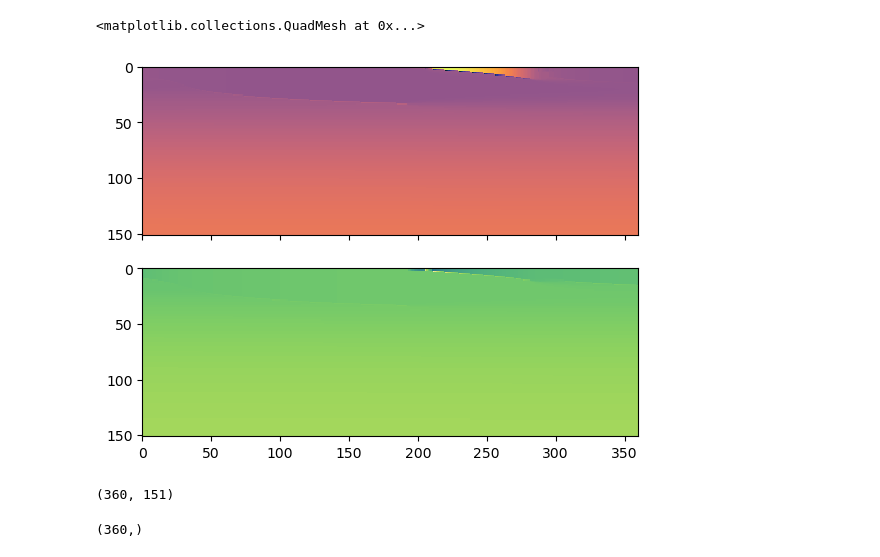
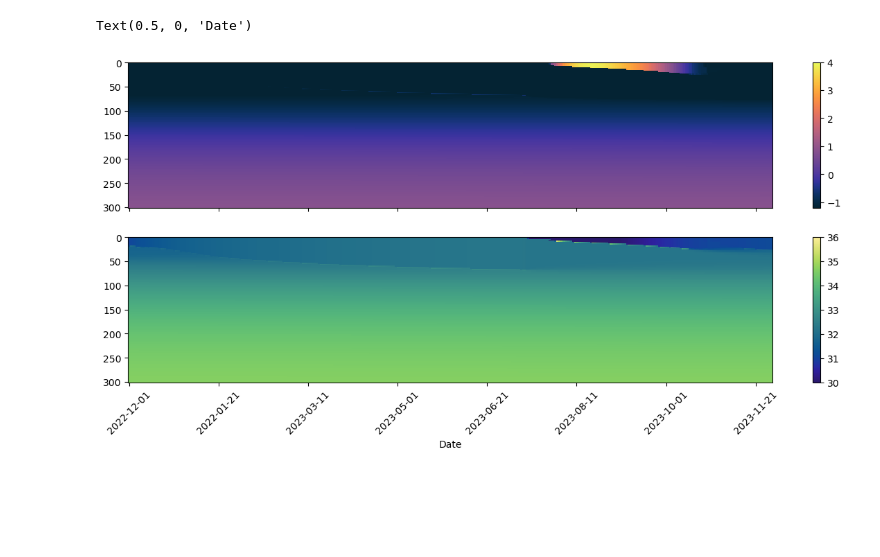
Before and after one commit to alpsjur/AGF-Adventfjorden, a Jupyter notebook: code/notebooks/plot_1Dice_output.ipynb, the cells around one changed output. Cells and saved outputs as stored; diff of their text form; code cells hidden in the pictures; blank space fills up the shorter version.

```diff
--- a/code/notebooks/plot_1Dice_output.ipynb
+++ b/code/notebooks/plot_1Dice_output.ipynb
@@ -6,9 +7,10 @@ import cmocean as cmo
 # path to model output
 path_data = '../../data/modeloutput/'
 # %%
-# timestep in days
-dt = 1
-t_start =
+dt = 1                      # timestep in days
+t_start = 30*10+1           # initialization Julian day (August 15) - 30-day months /CL
+# %%
+dz = 2
 # %%
 # read values
 HICE = np.loadtxt(path_data+'HICE.txt',delimiter=',')
@@ -17,12 +19,22 @@ T = np.loadtxt(path_data+'T.txt',delimiter=',')
 S = np.loadtxt(path_data+'S.txt',delimiter=',')
 # %%
 # create time array
-time = np.arange(0, len(T), dt)
+time = np.arange(0, len(T), dt)+t_start
+
+timestring = [f'{2022+np.floor(d/360):4.0f}-{np.floor((((d%360)+30)/30)%12+1):02.0f}-{np.floor((d-1)%30)+1:02.0f}' for d in time]
+
+# create depth array
+z = np.arange(0, len(T[0])*dz, dz)
 # %%
 # plot time series of mean ice thickness and mean snow depth
 fig, ax = plt.subplots(1,1, figsize=(15,6))
-ax.plot(time, HICE, label='mean ice thickness')
-ax.plot(time, HSNO, label = 'mean snow depth')
+ax.plot(HICE, label='mean ice thickness')
+ax.plot(HICE+HSNO, label = 'mean snow depth')
+
+iticks = np.arange(0,len(time),50)
+
+ax.set_xticks(iticks, labels=[timestring[i] for i in iticks], rotation = 45)
+#ax.set_xticks([time[i] for i in iticks], labels=[timestring[i] for i in iticks], rotation = 45)
 
 ax.legend()
 # %% [output]
@@ -31,18 +43,23 @@ ax.legend()
 # %%
 # plot ocean profiles
-fig, [axT, axS] = plt.subplots(2,1, sharex=True, sharey=True)
+fig, [axT, axS] = plt.subplots(2,1, sharex=True, sharey=True, figsize=(15,6))
 
 axT.invert_yaxis()
-axT.pcolormesh(T.T, cmap='cmo.thermal')
-axS.pcolormesh(S.T, cmap='cmo.haline')
+imT = axT.pcolormesh(np.arange(len(time)), z, T.T, cmap='cmo.thermal',
+                     vmin = -1.2,
+                     vmax = 4
+                    )
+imS = axS.pcolormesh(np.arange(len(time)), z, S.T, cmap='cmo.haline',
+                     vmin = 30,
+                     vmax = 36
+                     )
+
+fig.colorbar(imT, ax=axT)
+fig.colorbar(imS, ax=axS)
+
+axS.set_xticks(iticks, labels=[timestring[i] for i in iticks], rotation = 45);
+
+axS.set_xlabel('Date')
 # %% [output]
-<matplotlib.collections.QuadMesh at 0x...>
+Text(0.5, 0, 'Date')
-[figure, old version]
+[figure, new version]
-# %%
-T.shape
-# %% [output]
-(360, 151)
-# %%
-HICE.shape
-# %% [output]
-(360,)
```
Also changed, not shown: parts of 2 cells of this notebook, 26 other files.
